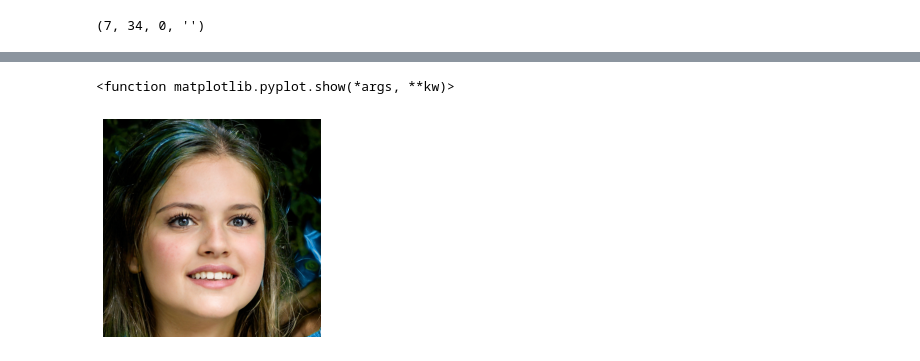
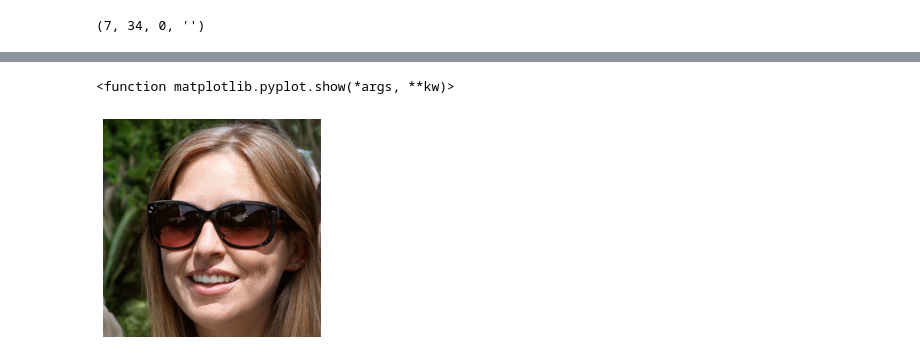
Before and after one commit to stbiadmin/myopia, a Jupyter notebook: image_degrader.ipynb, the cells around one changed output, grey strips where cells are left out. Cells and saved outputs as stored; diff of their text form; code cells hidden in the pictures.

```diff
--- a/image_degrader.ipynb
+++ b/image_degrader.ipynb
@@ -46,10 +188,10 @@ for i in range(n):
   checksum2 = get_checksum_from_picture(picture)  # Method is optional, defaults to "md5"
   await save_picture(picture, path+str(checksum2)+'.jpg')
 # %%
-img1 = plt.imread('/content/faces/TPDNE51fbf4300103a6c303f14411647c4441.jpg')
+img1 = plt.imread('/content/faces/TPDNE/Original/f7f582c7ac073ebd397fc58a4e074ad2.jpg')
 plt.imshow(img1)
 plt.axis('off')
 plt.show
 # %% [output]
 <function matplotlib.pyplot.show(*args, **kw)>
-[figure, old version]
+[figure, new version]
```
Also changed, not shown: parts of 15 cells of this notebook.
